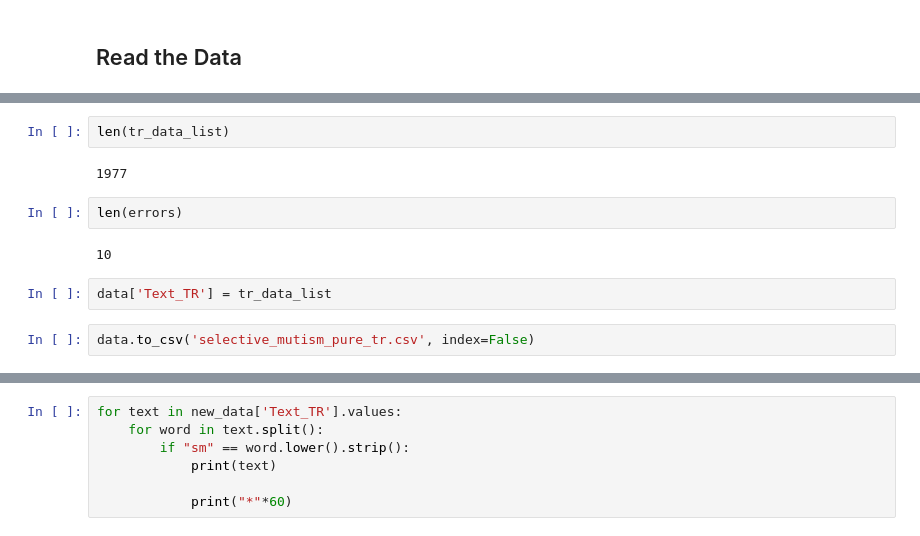
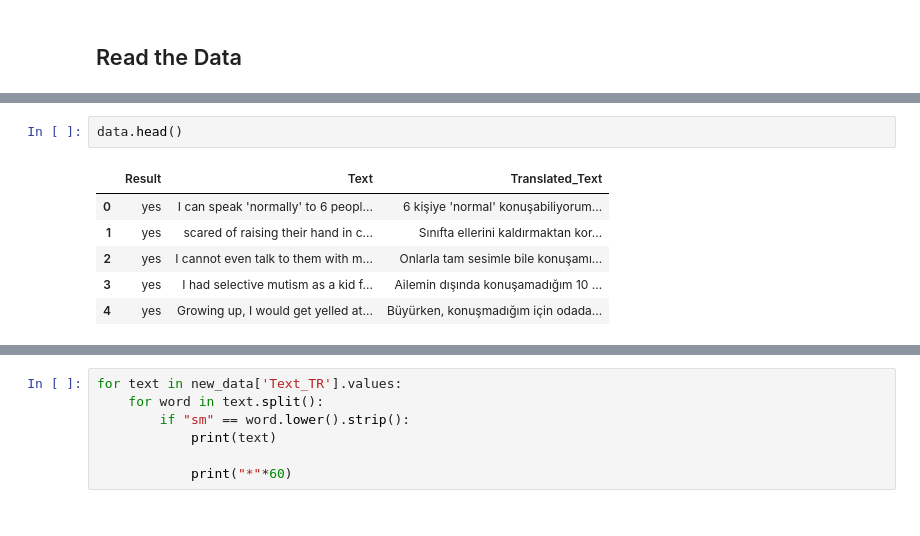
Before and after one commit to Halil3509/TEKNOFEST-Dilbazlar, a Jupyter notebook: Notebooks/Reddit_Data_Preprocessing.ipynb, the cells around one changed output, grey strips where cells are left out. Drawn from its saved outputs; the diff is of its cells as text.

```diff
--- a/Notebooks/Reddit_Data_Preprocessing.ipynb
+++ b/Notebooks/Reddit_Data_Preprocessing.ipynb
@@ -72,12 +9,9 @@ genai.configure(api_key="AIzaSyA-5GBrrxnUuaD_kPnbGvZcLMSBLwZe644")
-# %%
-len(tr_data_list)
-# %% [output]
-1977
-# %%
-len(errors)
-# %% [output]
-10
-# %%
-data['Text_TR'] = tr_data_list
-# %%
-data.to_csv('selective_mutism_pure_tr.csv', index=False)
+# %%
+data.head()
+# %% [output]
+|  | Result | Text | Translated_Text |
+| 0 | yes | I can speak 'normally' to 6 peopl... | 6 kişiye 'normal' konuşabiliyorum... |
+| 1 | yes | scared of raising their hand in c... | Sınıfta ellerini kaldırmaktan kor... |
+| 2 | yes | I cannot even talk to them with m... | Onlarla tam sesimle bile konuşamı... |
+| 3 | yes | I had selective mutism as a kid f... | Ailemin dışında konuşamadığım 10 ... |
+| 4 | yes | Growing up, I would get yelled at... | Büyürken, konuşmadığım için odada... |
```
Also changed, not shown: parts of 29 cells of this notebook, 2 other files.
